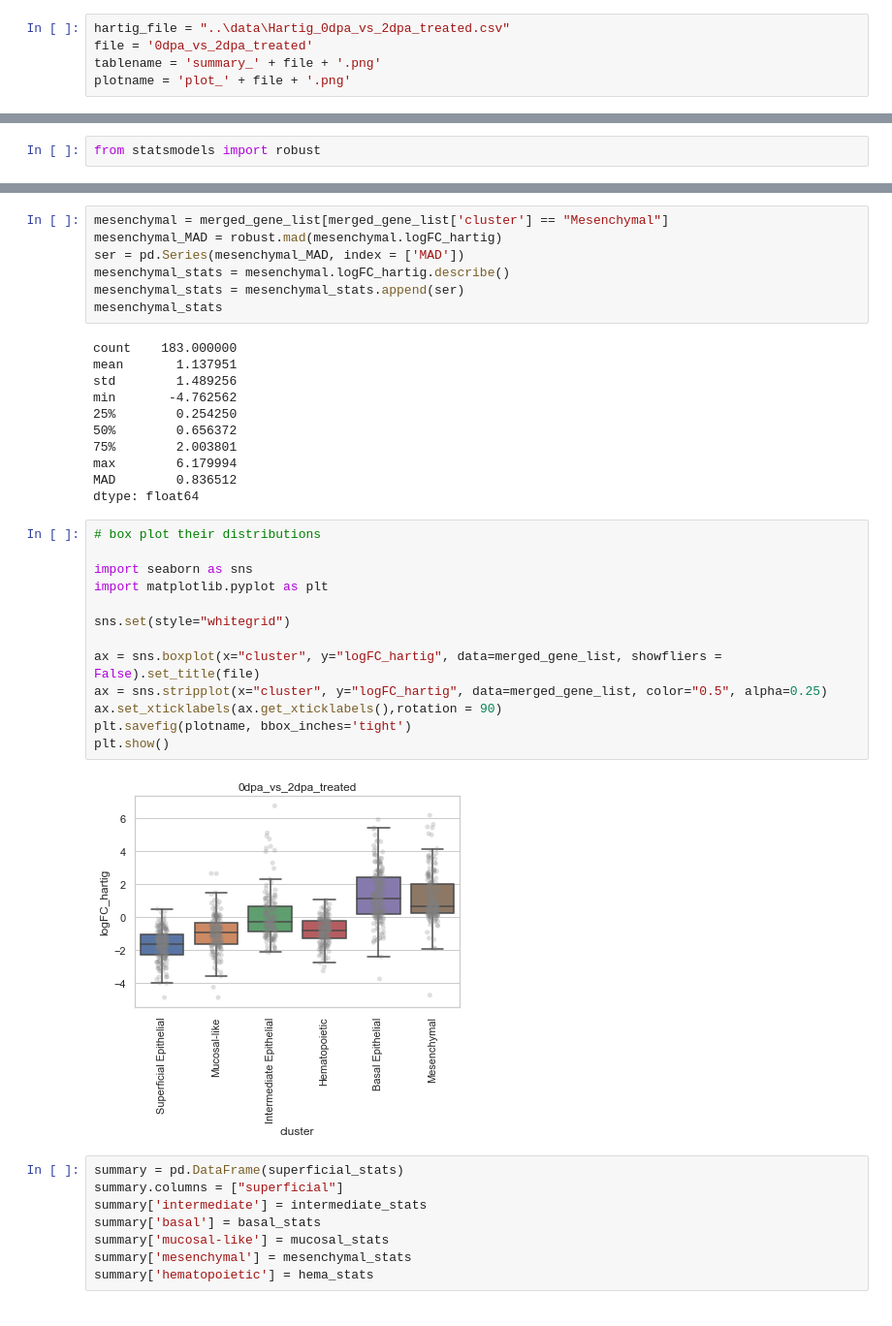
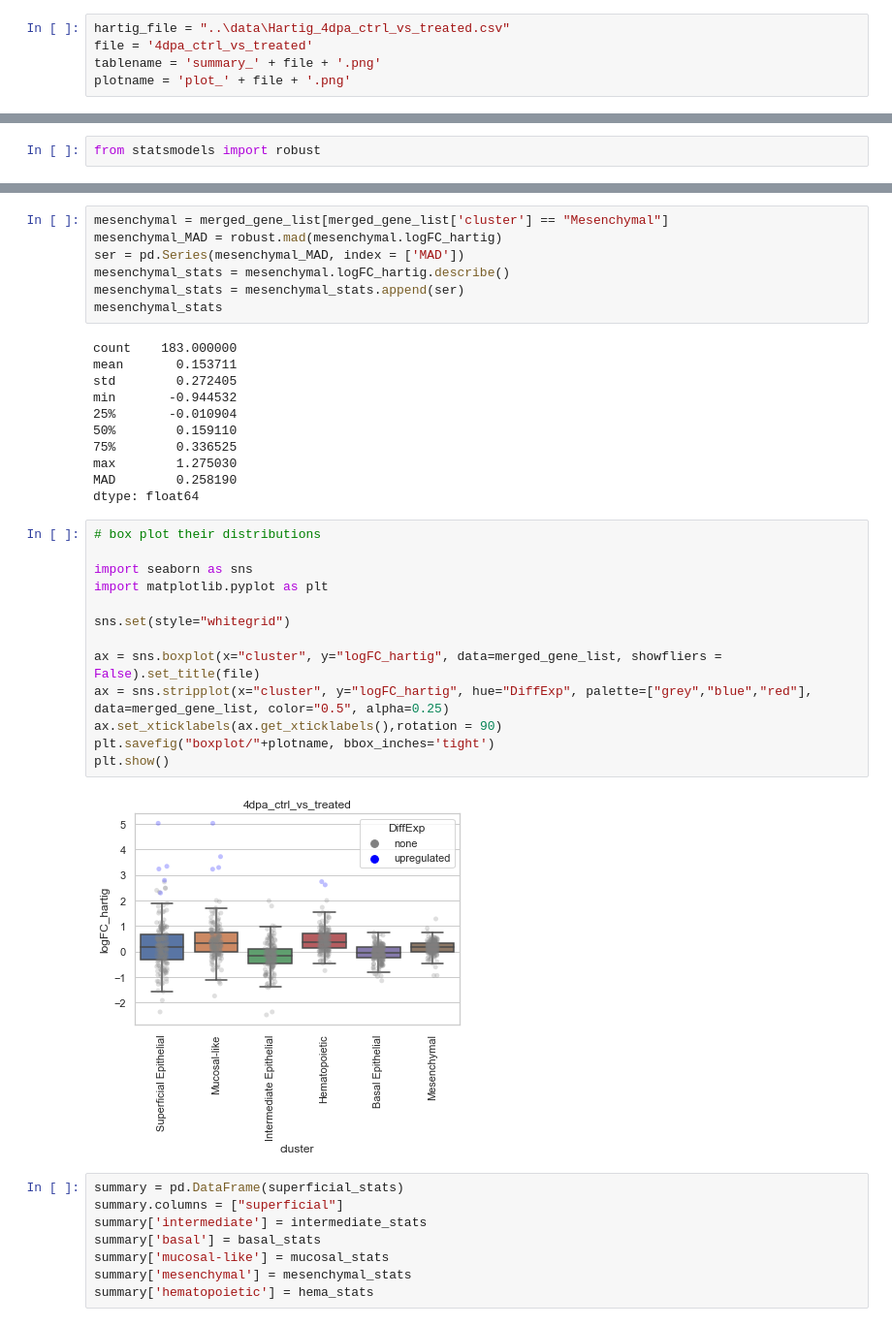
Before and after one commit to cgnobrega/Nobrega_Honors_Thesis, a Jupyter notebook: code/gene_lists_parse.ipynb, the cells around one changed output, grey strips where cells are left out. Shown at 97% size. Drawn from its saved outputs; the diff is of its cells as text.

Commit message:
for all data: new violin plot and std/mad bar plot, updated box plot, re-did summary tables with consistency

```diff
--- a/code/gene_lists_parse.ipynb
+++ b/code/gene_lists_parse.ipynb
@@ -23,8 +23,8 @@ hou.head(10)
 | 8 | Superficial Epithelial | CABZ01072255.2 | 0.0 | 2.858588 | 0.876 | 0.105 | 0.0 |
 | 9 | Superficial Epithelial | si:ch211-217k17.10 | 0.0 | 2.838415 | 0.886 | 0.096 | 0.0 |
 # %%
-hartig_file = "..\data\Hartig_0dpa_vs_2dpa_treated.csv"
-file = '0dpa_vs_2dpa_treated'
+hartig_file = "..\data\Hartig_4dpa_ctrl_vs_treated.csv"
+file = '4dpa_ctrl_vs_treated'
 tablename = 'summary_' + file + '.png'
 plotname = 'plot_' + file + '.png'
 # %%
@@ -221,30 +207,30 @@ mesenchymal_stats = mesenchymal_stats.append(ser)
 mesenchymal_stats
 # %% [output]
 count    183.000000
-mean       1.137951
-std        1.489256
-min       -4.762562
-25%        0.254250
-50%        0.656372
-75%        2.003801
-max        6.179994
-MAD        0.836512
+mean       0.153711
+std        0.272405
+min       -0.944532
+25%       -0.010904
+50%        0.159110
+75%        0.336525
+max        1.275030
+MAD        0.258190
 dtype: float64
 # %%
 # box plot their distributions
 
 import seaborn as sns
 import matplotlib.pyplot as plt
 
 sns.set(style="whitegrid")
 
 ax = sns.boxplot(x="cluster", y="logFC_hartig", data=merged_gene_list, showfliers = False).set_title(file)
-ax = sns.stripplot(x="cluster", y="logFC_hartig", data=merged_gene_list, color="0.5", alpha=0.25)
+ax = sns.stripplot(x="cluster", y="logFC_hartig", hue="DiffExp", palette=["grey","blue","red"], data=merged_gene_list, color="0.5", alpha=0.25)
 ax.set_xticklabels(ax.get_xticklabels(),rotation = 90)
-plt.savefig(plotname, bbox_inches='tight')
+plt.savefig("boxplot/"+plotname, bbox_inches='tight')
 plt.show()
 # %% [output]
-[figure, old version]
+[figure, new version]
 # %%
 summary = pd.DataFrame(superficial_stats)
 summary.columns = ["superficial"]
```
Also changed, not shown: parts of 14 cells of this notebook, 33 other files.
